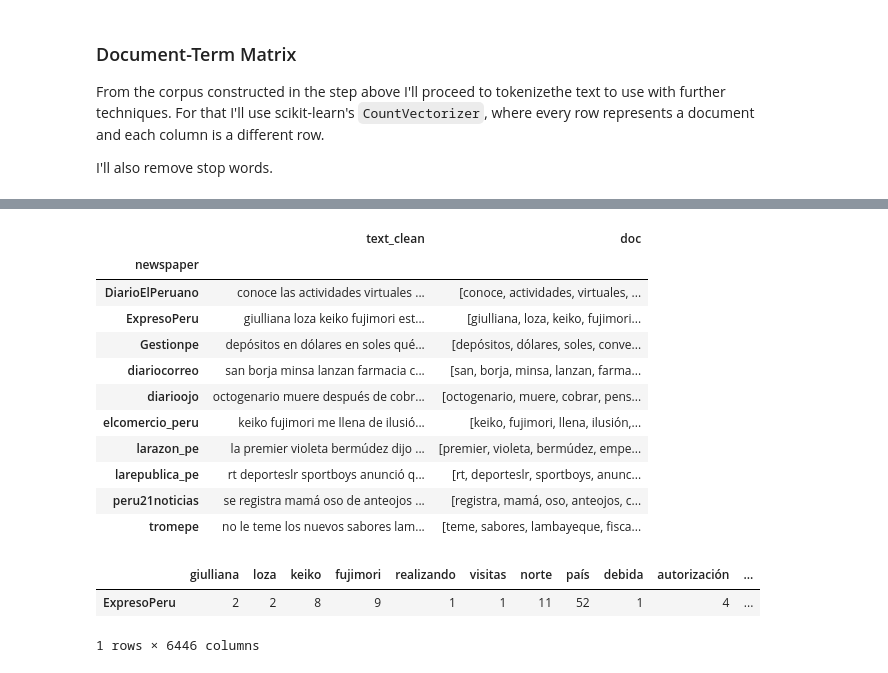
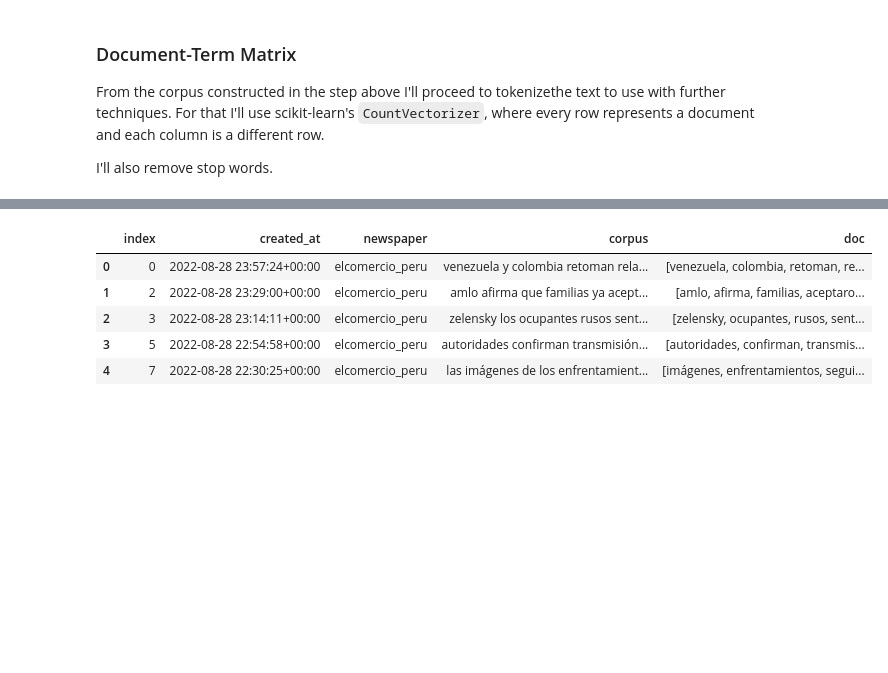
Before and after one commit to drearondov/NLP-newspapersAnalysis, a Jupyter notebook: notebooks/1-dataCleaning.ipynb, the cells around one changed output, grey strips where cells are left out. Drawn from its saved outputs; the diff is of its cells as text; code cells hidden in the pictures; blank space fills up the shorter version.

```diff
--- a/notebooks/1-dataCleaning.ipynb
+++ b/notebooks/1-dataCleaning.ipynb
@@ -446,4 +439,4 @@ def normalize_text(text):
 
 normalize = lambda x: normalize_text(x)
 # %%
-data_dtm = pd.read_pickle(f'{BASE_DIR}/data/processed/corpus.pkl')
+data_dtm = pd.read_feather(f"{BASE_DIR}/data/processed/corpus-{TIME_STAMPS[0]}-{TIME_STAMPS[-1]}.feather")
@@ -450,4 +467,4 @@ data_dtm = pd.read_pickle(f'{BASE_DIR}/data/processed/corpus.pkl')
 # %%
-data_dtm["doc"] = data_dtm["text_clean"].apply(normalize)
+data_dtm["doc"] = data_dtm["corpus"].apply(normalize)
 data_dtm["doc"]
 # %% [output]
@@ -466,29 +483,9 @@ Name: doc, dtype: object
 # %%
-data_dtm
+data_dtm.head()
 # %% [output]
-|  | text_clean | doc |
-| newspaper |  |  |
-| DiarioElPeruano | conoce las actividades virtuales ... | [conoce, actividades, virtuales, ... |
-| ExpresoPeru | giulliana loza keiko fujimori est... | [giulliana, loza, keiko, fujimori... |
-| Gestionpe | depósitos en dólares en soles qué... | [depósitos, dólares, soles, conve... |
-| diariocorreo | san borja minsa lanzan farmacia c... | [san, borja, minsa, lanzan, farma... |
-| diarioojo | octogenario muere después de cobr... | [octogenario, muere, cobrar, pens... |
-| elcomercio_peru | keiko fujimori me llena de ilusió... | [keiko, fujimori, llena, ilusión,... |
-| larazon_pe | la premier violeta bermúdez dijo ... | [premier, violeta, bermúdez, empe... |
-| larepublica_pe | rt deporteslr sportboys anunció q... | [rt, deporteslr, sportboys, anunc... |
-| peru21noticias | se registra mamá oso de anteojos ... | [registra, mamá, oso, anteojos, c... |
-| tromepe | no le teme los nuevos sabores lam... | [teme, sabores, lambayeque, fisca... |
+|  | index | created_at | newspaper | corpus | doc |
+| 0 | 0 | 2022-08-28 23:57:24+00:00 | elcomercio_peru | venezuela y colombia retoman rela... | [venezuela, colombia, retoman, re... |
+| 1 | 2 | 2022-08-28 23:29:00+00:00 | elcomercio_peru | amlo afirma que familias ya acept... | [amlo, afirma, familias, aceptaro... |
+| 2 | 3 | 2022-08-28 23:14:11+00:00 | elcomercio_peru | zelensky los ocupantes rusos sent... | [zelensky, ocupantes, rusos, sent... |
+| 3 | 5 | 2022-08-28 22:54:58+00:00 | elcomercio_peru | autoridades confirman transmisión... | [autoridades, confirman, transmis... |
+| 4 | 7 | 2022-08-28 22:30:25+00:00 | elcomercio_peru | las imágenes de los enfrentamient... | [imágenes, enfrentamientos, segui... |
-# %%
-from collections import Counter
-
-frecuency_df = []
-
-for i in range(10):
-    df = pd.DataFrame.from_dict(Counter(data_dtm.doc.loc[i]), orient='index', columns=[data_dtm.newspaper.loc[i]], dtype=np.int64).T
-    frecuency_df.append(df)
-
-frecuency_df[1]
-# %% [output]
-|  | giulliana | loza | keiko | fujimori | realizando | visitas | norte | país | debida | autorización | ... |
-| ExpresoPeru | 2 | 2 | 8 | 9 | 1 | 1 | 11 | 52 | 1 | 4 | ... |
-1 rows × 6446 columns
```
Also changed, not shown: parts of 44 cells of this notebook, 16 other files.
